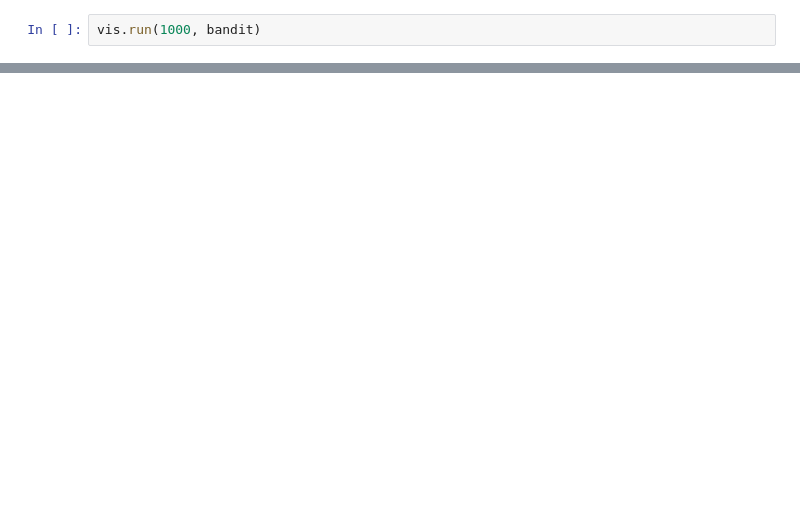
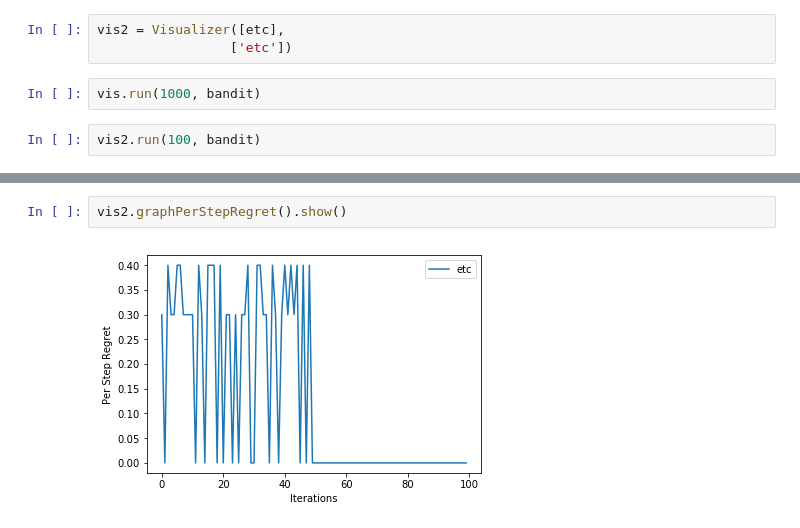
Before and after one commit to jhurwitzupenn/MultiArmedBandit, a Jupyter notebook: examples/VisualizationExample.ipynb, the cells around one changed output, grey strips where cells are left out. Cells and saved outputs as stored; diff of their text form; blank space fills up the shorter version.

```diff
--- a/examples/VisualizationExample.ipynb
+++ b/examples/VisualizationExample.ipynb
@@ -27,7 +29,12 @@ etc = EpsilonFirstStrategy(.5)
 # %%
 vis = Visualizer([egs1, egs2, etc],
                  ['.2-ep', '.4-ep', '50-explore'])
+# %%
+vis2 = Visualizer([etc],
+                 ['etc'])
 # %%
 vis.run(1000, bandit)
+# %%
+vis2.run(100, bandit)
 # %%
 vis.graphCumulativePayouts(showOptimal=True).show()
@@ -35,0 +47,4 @@ vis.graphCumulativeRegrets().show()
+# %%
+vis2.graphPerStepRegret().show()
+# %% [output]
+[figure, added]
```
Also changed, not shown: parts of 4 cells of this notebook, 2 other files.
